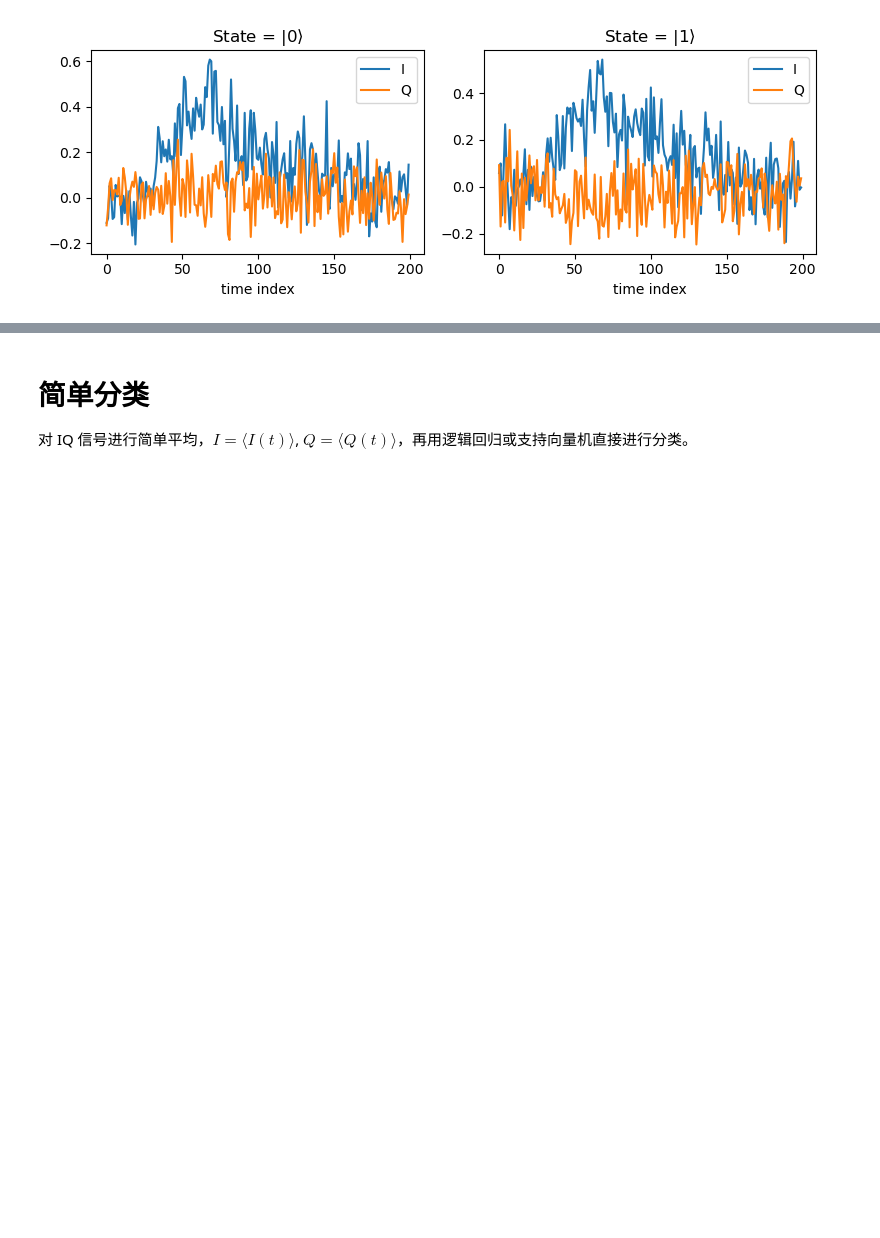
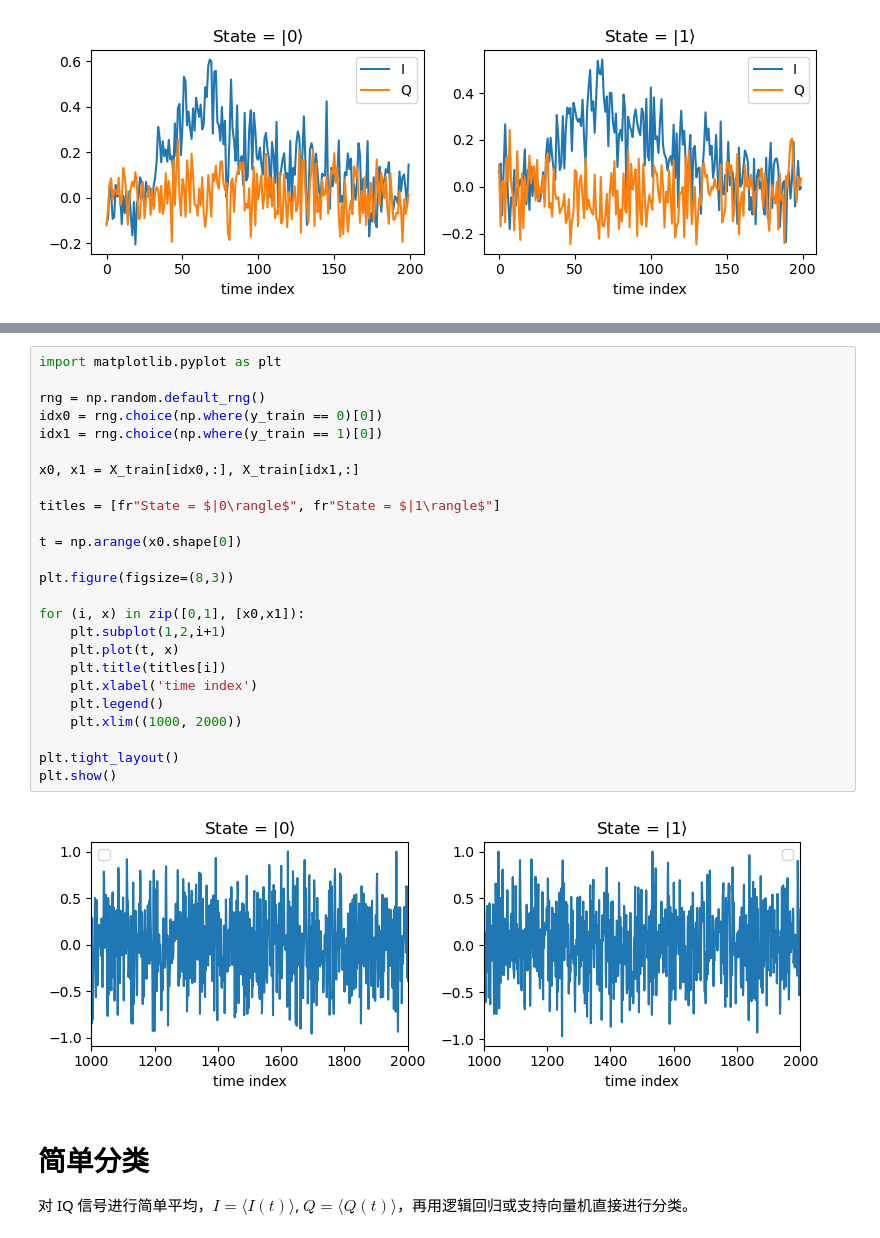
Before and after one commit to coding-xyz/qpu-gpu-co-processing, a Jupyter notebook: test_readout.ipynb, the cells around one changed output, grey strips where cells are left out. Drawn from its saved outputs; the diff is of its cells as text; blank space fills up the shorter version.

```diff
--- a/test_readout.ipynb
+++ b/test_readout.ipynb
@@ -116,3 +183,30 @@ plt.show()
+# %%
+import matplotlib.pyplot as plt
+
+rng = np.random.default_rng()
+idx0 = rng.choice(np.where(y_train == 0)[0])
+idx1 = rng.choice(np.where(y_train == 1)[0])
+
+x0, x1 = X_train[idx0,:], X_train[idx1,:]
+
+titles = [fr"State = $|0\rangle$", fr"State = $|1\rangle$"]
+
+t = np.arange(x0.shape[0])
+
+plt.figure(figsize=(8,3))
+
+for (i, x) in zip([0,1], [x0,x1]):
+    plt.subplot(1,2,i+1)
+    plt.plot(t, x)
+    plt.title(titles[i])
+    plt.xlabel('time index')
+    plt.legend()
+    plt.xlim((1000, 2000))
+
+plt.tight_layout()
+plt.show()
+# %% [output]
+[figure, added]
 # %% [markdown]
 # 简单分类
 
```
Also changed, not shown: parts of 5 cells of this notebook, 3 other files.
